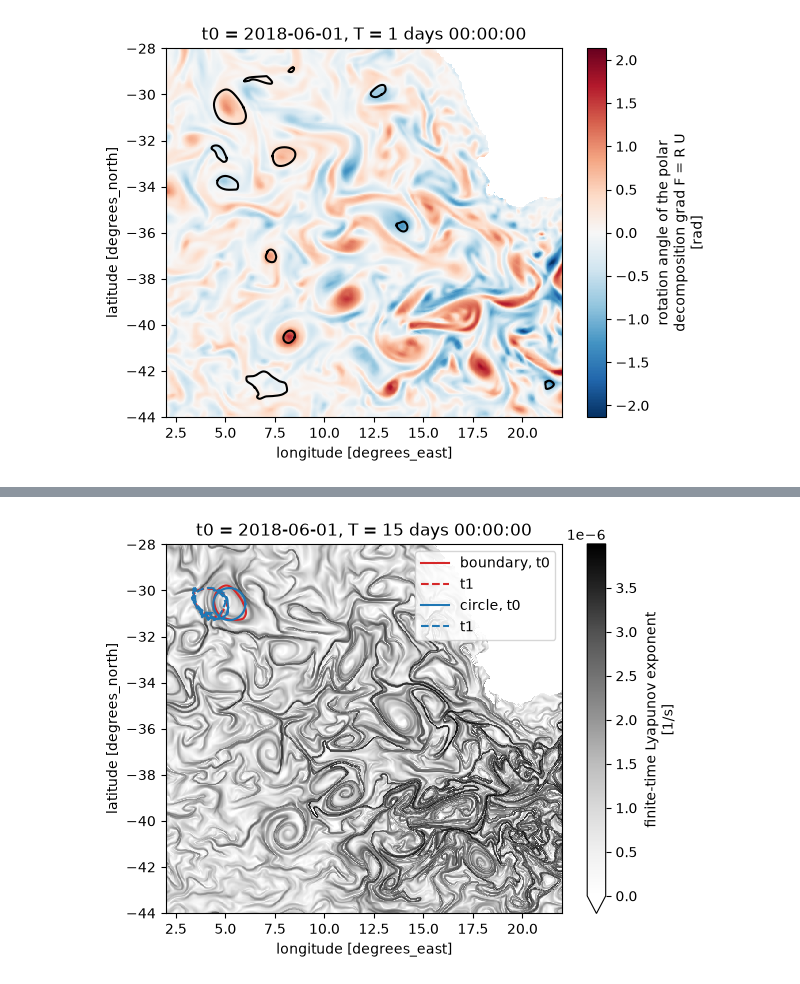
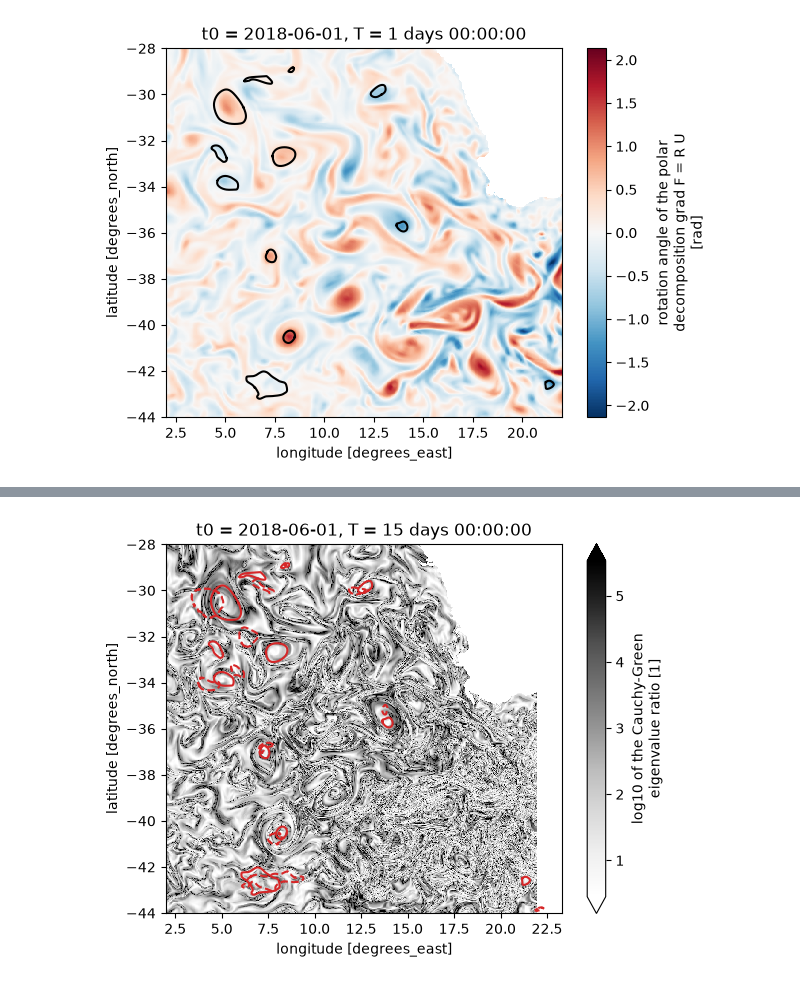
Before and after one commit to geomar-od-lagrange/lcs_parcels, a Jupyter notebook: examples/cape_cauldron_vortices.ipynb, the cells around one changed output, grey strips where cells are left out. Cells and saved outputs as stored; diff of their text form; code cells hidden in the pictures.

```diff
--- a/examples/cape_cauldron_vortices.ipynb
+++ b/examples/cape_cauldron_vortices.ipynb
@@ -232,0 +137,11 @@ eigendirections come closest to undefined, over a 100 km window and at least
+# %%
+eigen = forward.cg_eigen()
+anisotropy = (
+    eigen["lambda"].isel(eig=1, drop=True) / eigen["lambda"].isel(eig=0, drop=True)
+).assign_attrs(long_name="Cauchy-Green eigenvalue ratio lambda_2 / lambda_1", units="1")
+# The ratio spans many decades, so it is drawn as its decimal logarithm.
+log_anisotropy = np.log10(anisotropy).assign_attrs(
+    long_name="log10 of the Cauchy-Green eigenvalue ratio", units="1"
+)
+log_anisotropy.plot.pcolormesh(x="lon_grid", y="lat_grid", robust=True)
+plt.show()
@@ -408,17 +290,12 @@ The boundary's $\lambda$, its arc-length ratio, and the circle's.
+# %%
+evolved = forward.image(lon_0=eddies["lon"], lat_0=eddies["lat"])
 # %%
 _, ax = plt.subplots()
-ftle.plot.pcolormesh(x="lon_grid", y="lat_grid", vmin=0.0, ax=ax, cmap="Greys")
-ax.plot(boundary["lon"].T, boundary["lat"].T, color="tab:red", label="boundary, t0")
-ax.plot(evolved["lon"].T, evolved["lat"].T, color="tab:red", ls="--", label="t1")
-ax.plot(circle["lon"].T, circle["lat"].T, color="tab:blue", label="circle, t0")
-ax.plot(
-    evolved_circle["lon"].T,
-    evolved_circle["lat"].T,
-    color="tab:blue",
-    ls="--",
-    label="t1",
+log_anisotropy.plot.pcolormesh(
+    x="lon_grid", y="lat_grid", ax=ax, cmap="Greys", robust=True
 )
-ax.legend()
+ax.plot(eddies["lon"].T, eddies["lat"].T, color="tab:red", lw=1.5)
+ax.plot(evolved["lon"].T, evolved["lat"].T, color="tab:red", lw=1.5, ls="--")
 plt.show()
 # %% [output]
-[figure, old version]
+[figure, new version]
```
Also changed, not shown: parts of 37 cells of this notebook, 17 other files.
